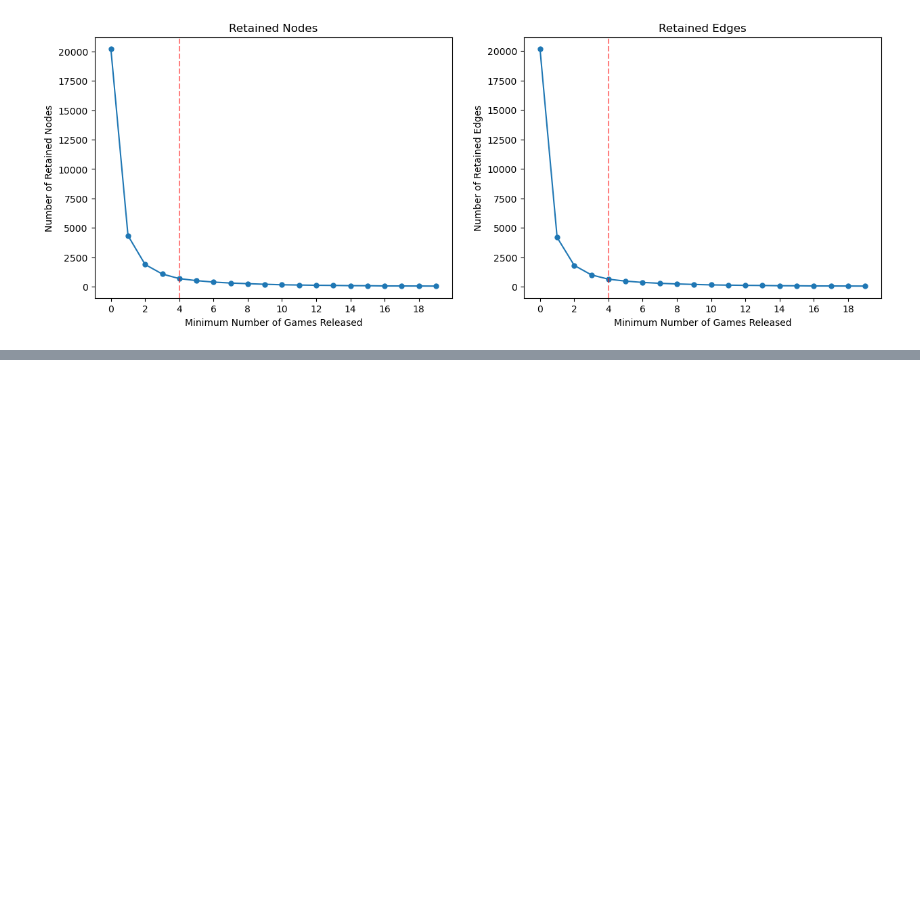
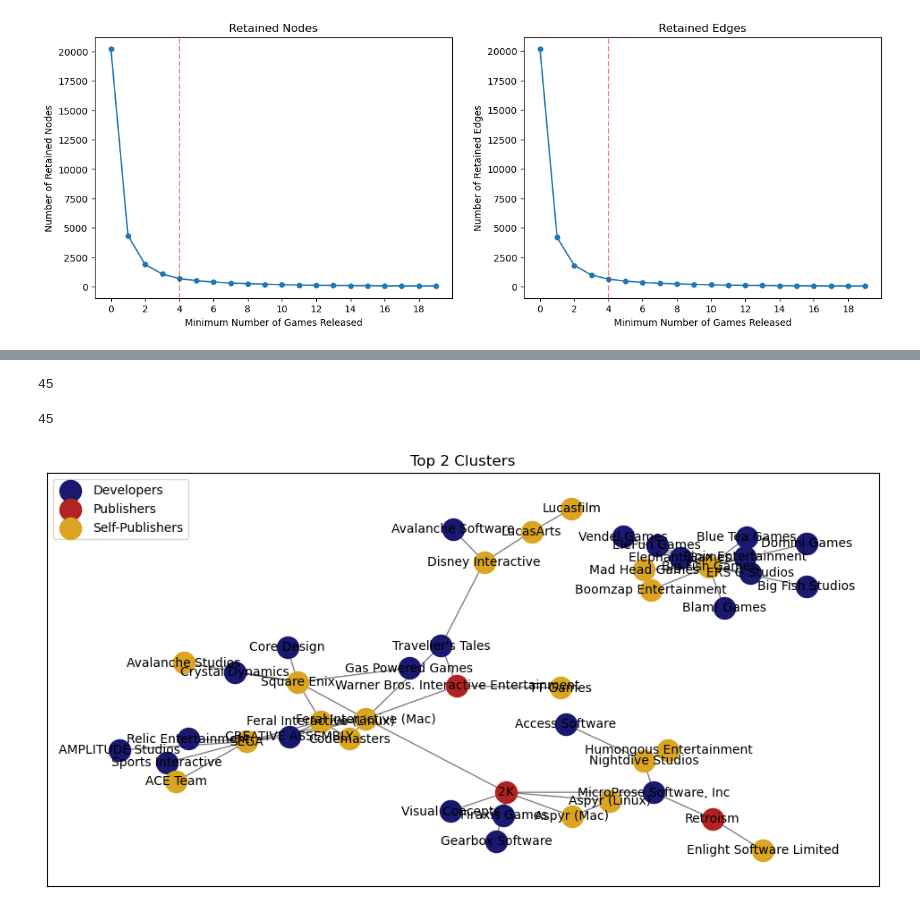
Before and after one commit to jamwung/network-eda-steam, a Jupyter notebook: 01-game-collab.ipynb, the cells around one changed output, grey strips where cells are left out. Cells and saved outputs as stored; diff of their text form; code cells hidden in the pictures; blank space fills up the shorter version.

```diff
--- a/01-game-collab.ipynb
+++ b/01-game-collab.ipynb
@@ -75,0 +134,13 @@ plt.show()
+# %%
+len(top_dev_pub)
+# %% [output]
+45
+# %%
+components = np.array(list(nx.connected_components(G)))
+
+# Count the number of nodes in each component
+component_sizes = pd.Series(
+    {i: len(component) for i, component in enumerate(components)}
+).sort_values(ascending=False)
+
+top_dev_pub = set.union(*components[component_sizes.index[:2]])
@@ -75,0 +169,53 @@ plt.show()
+# %%
+# Assuming you have already created your network and stored it in variable G
+# And you have also computed the connected components and stored them in variable components
+
+# Choose the index of the component you want to plot (e.g., 0 for the first component)
+
+# Extract the subgraph corresponding to the chosen component
+subgraph = G.subgraph(top_dev_pub)
+print(len(subgraph.nodes))
+node_colors = []
+for node in subgraph.nodes():
+    if node in dev_only:
+        node_colors.append('midnightblue')
+    elif node in pub_only:
+        node_colors.append('firebrick')
+    elif node in dev_pub:
+        node_colors.append('goldenrod')
+    else:
+        node_colors.append('gray')
+
+pos = nx.spring_layout(subgraph, k=0.5, seed=1)
+
+# Plot the subgraph
+plt.figure(figsize=(12, 6))
+nx.draw_networkx_nodes(
+    subgraph, pos,
+    nodelist=np.array(subgraph.nodes)[np.argwhere(np.array(node_colors) == 'midnightblue').flatten()],
+    node_color='midnightblue',
+    label='Developers'
+)
+nx.draw_networkx_nodes(
+    subgraph, pos,
+    nodelist=np.array(subgraph.nodes)[np.argwhere(np.array(node_colors) == 'firebrick').flatten()],
+    node_color='firebrick',
+    label='Publishers'
+)
+nx.draw_networkx_nodes(
+    subgraph, pos,
+    nodelist=np.array(subgraph.nodes)[np.argwhere(np.array(node_colors) == 'goldenrod').flatten()],
+    node_color='goldenrod',
+    label='Self-Publishers'
+)
+nx.draw_networkx_edges(subgraph, pos, alpha=0.5)
+
+# Draw node labels
+nx.draw_networkx_labels(subgraph, pos, font_size=10, font_color='black')
+# nx.draw(subgraph, with_labels=True, node_size=300, font_size=10)
+plt.title(f"Top 2 Clusters")
+plt.legend()
+plt.show()
+# %% [output]
+45
+[figure, added]
```
Also changed, not shown: parts of 18 cells of this notebook, 3 other files.
